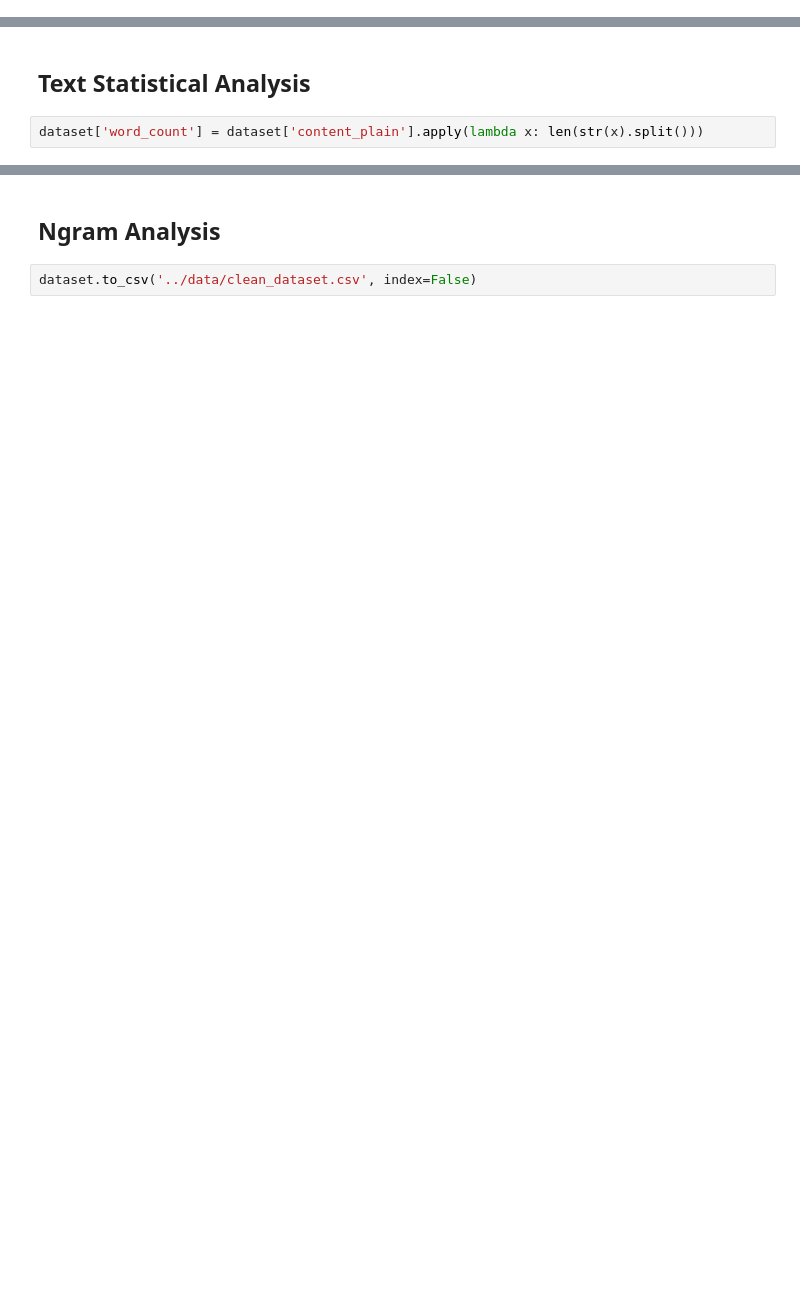
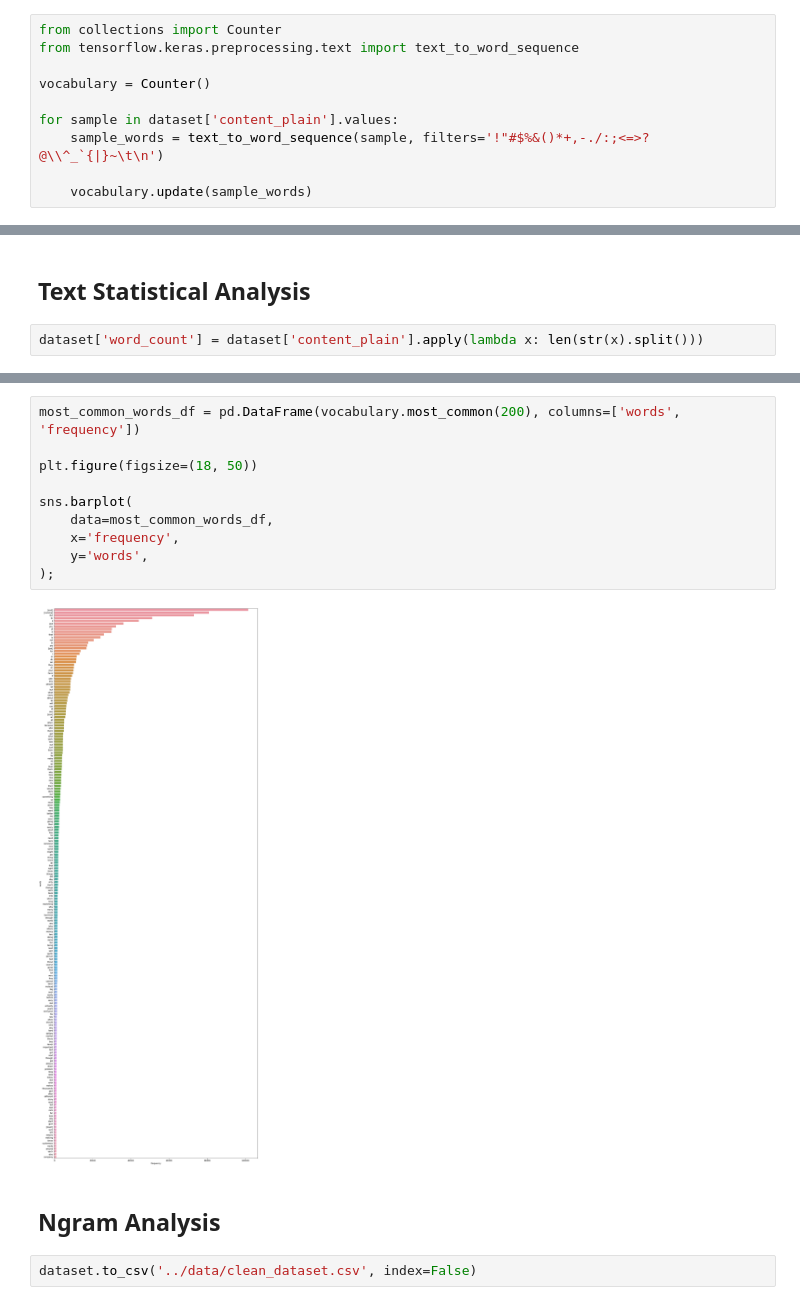
Before and after one commit to roma-glushko/seth-godin-sentance-generator, a Jupyter notebook: notebooks/eda.ipynb, the cells around one changed output, grey strips where cells are left out. Saved outputs shown, nothing was run; the diff lists cells and outputs as text; blank space fills up the shorter version.

Commit message:
Performed extensive preprocessing of the blog data

```diff
--- a/notebooks/eda.ipynb
+++ b/notebooks/eda.ipynb
@@ -76,0 +116,10 @@ dataset.head(20)
+# %%
+from collections import Counter
+from tensorflow.keras.preprocessing.text import text_to_word_sequence
+
+vocabulary = Counter()
+
+for sample in dataset['content_plain'].values:
+    sample_words = text_to_word_sequence(sample, filters='!"#$%&()*+,-./:;<=>?@\\^_`{|}~\t\n')
+
+    vocabulary.update(sample_words)
@@ -109,3 +178,15 @@ sns.histplot(data=dataset[dataset['word_count'] < 300], x='word_count');
+# %%
+most_common_words_df = pd.DataFrame(vocabulary.most_common(200), columns=['words', 'frequency'])
+
+plt.figure(figsize=(18, 50))
+
+sns.barplot(
+    data=most_common_words_df,
+    x='frequency',
+    y='words',
+);
+# %% [output]
+[figure, added]
 # %% [markdown]
 ## Ngram Analysis
 # %%
```
Also changed, not shown: parts of 14 cells of this notebook, 1 other file.
